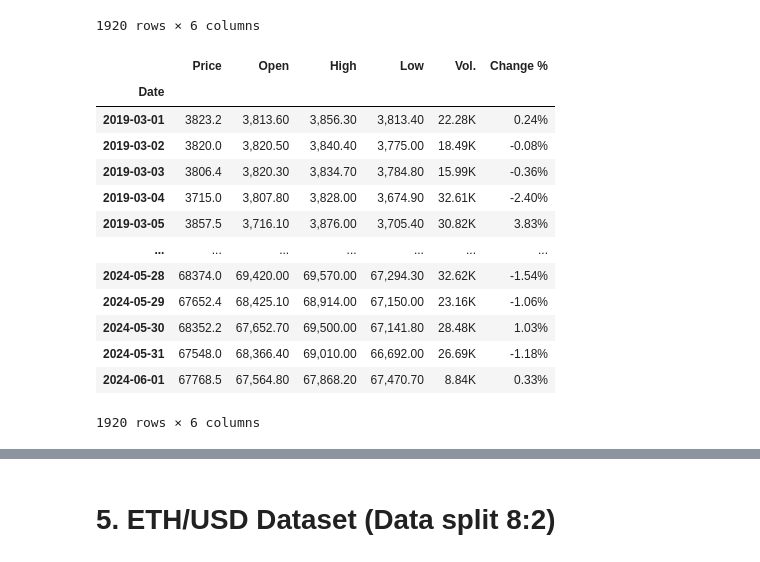
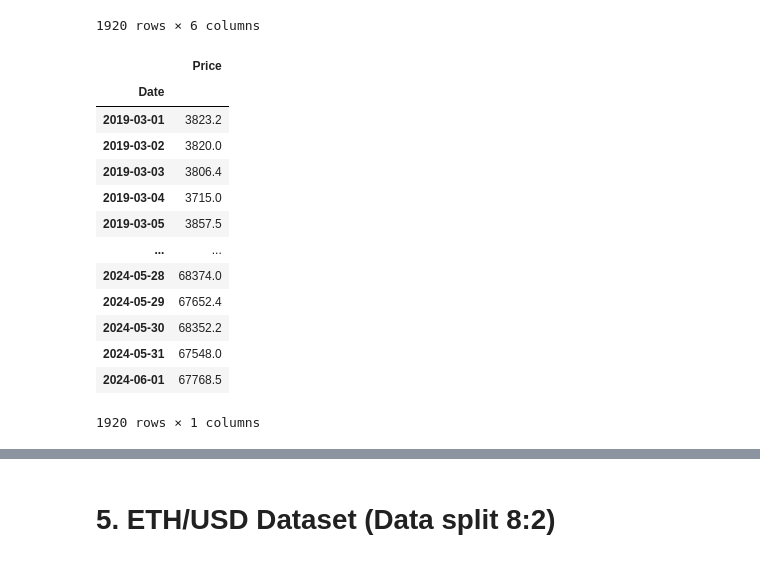
Before and after one commit to UIT21522336/IS403_O22_HTCL_10, a Jupyter notebook: Model/Team10_RandomForest.ipynb, the cells around one changed output, grey strips where cells are left out. Cells and saved outputs as stored; diff of their text form; code cells hidden in the pictures.

```diff
--- a/Model/Team10_RandomForest.ipynb
+++ b/Model/Team10_RandomForest.ipynb
@@ -743,20 +587,21 @@ data
 # %%
 data = data.sort_index(ascending=True)
 data['Price'] = data['Price'].replace(',', '', regex=True).astype(float)
 data.dropna(inplace=True)
+data = data[['Price']]
 data
 # %% [output]
-|  | Price | Open | High | Low | Vol. | Change % |
-| Date |  |  |  |  |  |  |
-| 2019-03-01 | 3823.2 | 3,813.60 | 3,856.30 | 3,813.40 | 22.28K | 0.24% |
-| 2019-03-02 | 3820.0 | 3,820.50 | 3,840.40 | 3,775.00 | 18.49K | -0.08% |
-| 2019-03-03 | 3806.4 | 3,820.30 | 3,834.70 | 3,784.80 | 15.99K | -0.36% |
-| 2019-03-04 | 3715.0 | 3,807.80 | 3,828.00 | 3,674.90 | 32.61K | -2.40% |
-| 2019-03-05 | 3857.5 | 3,716.10 | 3,876.00 | 3,705.40 | 30.82K | 3.83% |
-| ... | ... | ... | ... | ... | ... | ... |
-| 2024-05-28 | 68374.0 | 69,420.00 | 69,570.00 | 67,294.30 | 32.62K | -1.54% |
-| 2024-05-29 | 67652.4 | 68,425.10 | 68,914.00 | 67,150.00 | 23.16K | -1.06% |
-| 2024-05-30 | 68352.2 | 67,652.70 | 69,500.00 | 67,141.80 | 28.48K | 1.03% |
-| 2024-05-31 | 67548.0 | 68,366.40 | 69,010.00 | 66,692.00 | 26.69K | -1.18% |
-| 2024-06-01 | 67768.5 | 67,564.80 | 67,868.20 | 67,470.70 | 8.84K | 0.33% |
+|  | Price |
+| Date |  |
+| 2019-03-01 | 3823.2 |
+| 2019-03-02 | 3820.0 |
+| 2019-03-03 | 3806.4 |
+| 2019-03-04 | 3715.0 |
+| 2019-03-05 | 3857.5 |
+| ... | ... |
+| 2024-05-28 | 68374.0 |
+| 2024-05-29 | 67652.4 |
+| 2024-05-30 | 68352.2 |
+| 2024-05-31 | 67548.0 |
+| 2024-06-01 | 67768.5 |
-1920 rows × 6 columns
+1920 rows × 1 columns
```
Also changed, not shown: parts of 174 cells of this notebook, 6 other files.
